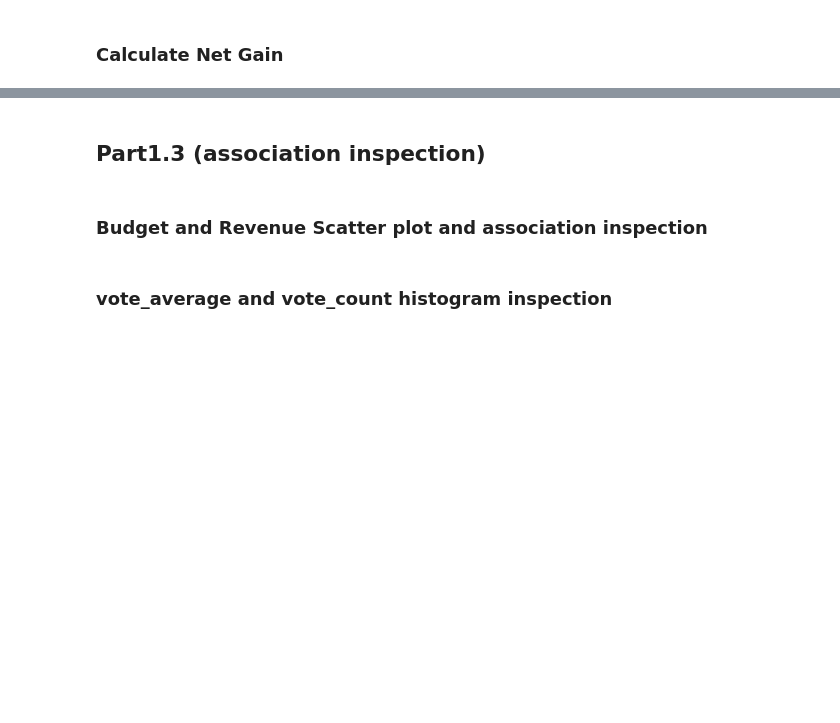
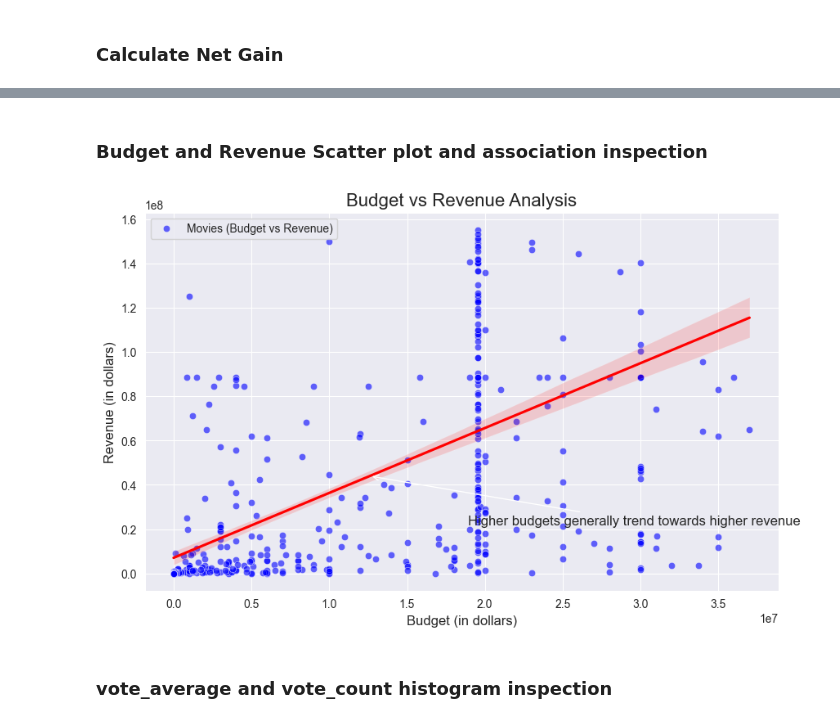
Before and after one commit to Pooria82/Movies-Data-Analysis, a Jupyter notebook: main.ipynb, the cells around one changed output, grey strips where cells are left out. Cells and saved outputs as stored; diff of their text form; code cells hidden in the pictures; blank space fills up the shorter version.

Commit message:
Completion of Part 3: Data Preparation

```diff
--- a/main.ipynb
+++ b/main.ipynb
@@ -644,10 +763,8 @@ def convert_to_categorical(data_frame):
                                                  labels=['Poor', 'Average', 'Good', 'Excellent'])
 
     # 6. Convert 'release_date' to categorical by decade
-    # Extract the year from 'release_date' first
-    data_frame['year'] = pd.to_datetime(data_frame['release_date'], errors='coerce').dt.year
     # Define categories based on decades
-    data_frame['release_decade'] = pd.cut(data_frame['year'],
+    data_frame['release_decade'] = pd.cut(data_frame['Year'],
                                           bins=[1900, 2000, 2010, 2020, float('inf')],
                                           labels=['Before 2000', '2000s', '2010s', '2020s'])
 
@@ -662,0 +822,6 @@ df[['budget_category', 'revenue_category', 'popularity_category', 'runtime_categ
+# %%
+# Example usage
+df = create_new_features(df)
+
+# Display the first few rows to verify results
+df[['ROI', 'release_season', 'success_metric', 'genre_similarity_score', 'content_complexity']].head()
@@ -698,3 +870,7 @@ def normalize_features(df):
 
 
 df = normalize_features(df)
+# %%
+df = normalize_features(df)
+df[['popularity', 'popularity_normalized', 'runtime', 'runtime_normalized', 'vote_average', 'vote_average_normalized',
+    'vote_count', 'vote_count_normalized', 'budget', 'budget_normalized', 'revenue', 'revenue_normalized']].head()
@@ -701,6 +884,4 @@ df = normalize_features(df)
 # %% [markdown]
 ### Calculate Net Gain
-# %%
-df['net_gain'] = df['revenue'] - df['budget']
 # %%
 df.isnull().sum()
@@ -718,4 +914,2 @@ plot_boxplots(df, columns_to_process, exclude_zeros_columns, after_preprocessing
-# %% [markdown]
-## Part1.3 (association inspection)
 # %% [markdown]
 ###  Budget and Revenue Scatter plot and association inspection
@@ -757,2 +916,34 @@ print(f'R² score (accuracy of the line): {r2:.2f}')
+# %%
+def plot_budget_vs_revenue(data_frame):
+    # Filter data to remove rows with non-positive budget or revenue
+    filtered_df = data_frame[(data_frame['budget'] > 0) & (data_frame['revenue'] > 0)]
+
+    # Create the scatter plot with appropriate labels and legend
+    plt.figure(figsize=(10, 6))
+    sns.scatterplot(x='budget', y='revenue', data=filtered_df, alpha=0.6, color='blue', label='Movies (Budget vs Revenue)')
+    sns.regplot(x='budget', y='revenue', data=filtered_df, scatter=False, color='red', line_kws={"label": "Trend Line"})
+
+    # Add title and axis labels
+    plt.title('Budget vs Revenue Analysis', fontsize=16)
+    plt.xlabel('Budget (in dollars)', fontsize=12)
+    plt.ylabel('Revenue (in dollars)', fontsize=12)
+
+    # Add a legend that describes each plot component
+    plt.legend(loc='upper left')
+    # Annotate the plot with insights
+    plt.annotate('Higher budgets generally trend towards higher revenue',
+                 xy=(filtered_df['budget'].mean(), filtered_df['revenue'].mean()),
+                 xytext=(filtered_df['budget'].mean() * 1.5, filtered_df['revenue'].mean() * 0.5),
+                 arrowprops=dict(facecolor='black', arrowstyle='->'), fontsize=12)
+    # Display grid for better visualization
+    plt.grid(True)
+
+    # Show the plot
+    plt.show()
+
+# Example usage
+plot_budget_vs_revenue(df)
+# %% [output]
+[figure, added]
 # %% [markdown]
 ### vote_average and vote_count  histogram inspection
```
Also changed, not shown: parts of 28 cells of this notebook.
